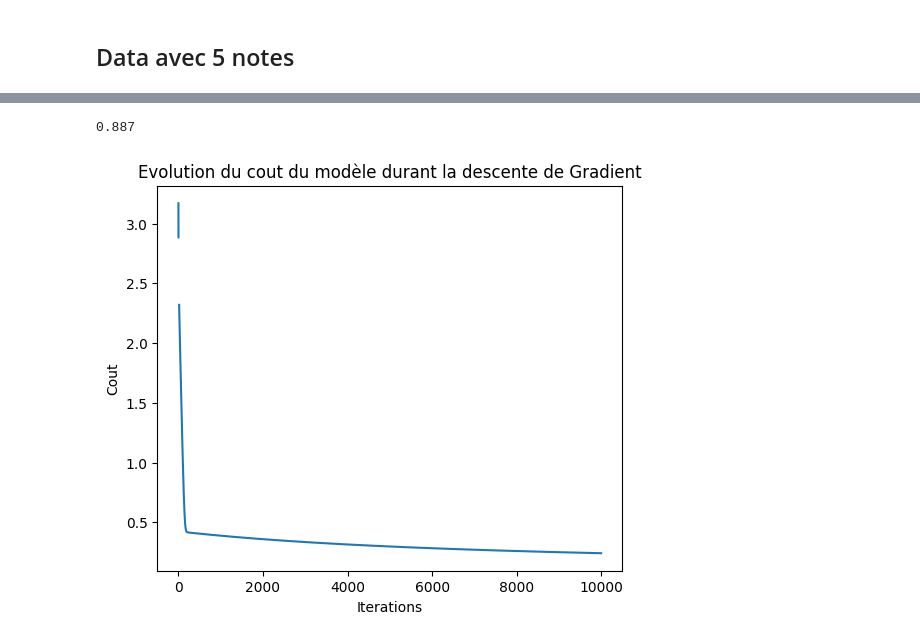
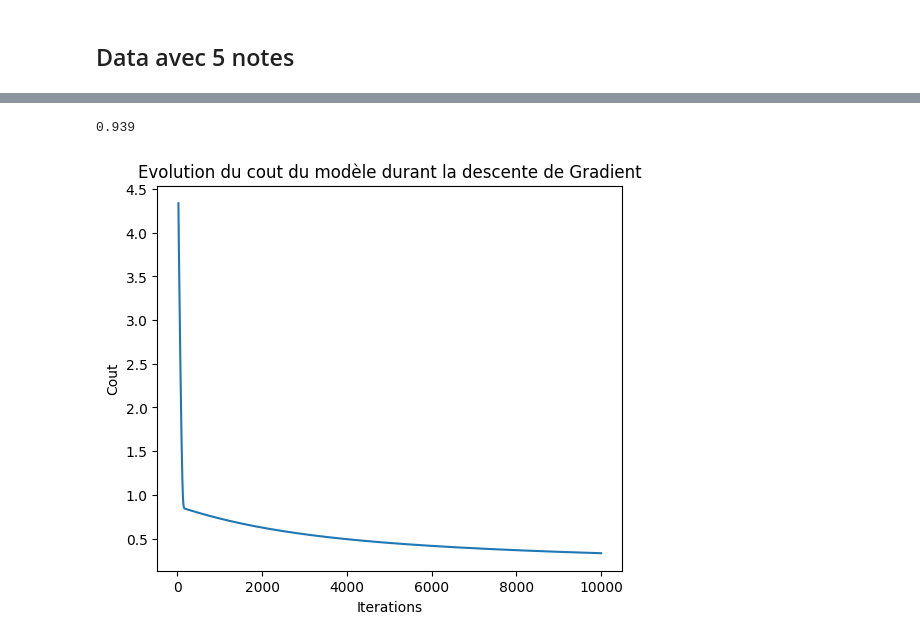
Before and after one commit to DurandAntonin/ProgrammationAvanceeFI3, a Jupyter notebook: src/TP/Exo-PredictionAdmissionsEleves.ipynb, the cells around one changed output, grey strips where cells are left out. Drawn from its saved outputs; the diff is of its cells as text; code cells hidden in the pictures.

```diff
--- a/src/TP/Exo-PredictionAdmissionsEleves.ipynb
+++ b/src/TP/Exo-PredictionAdmissionsEleves.ipynb
@@ -14,24 +15,23 @@ from sklearn.manifold import TSNE
 # %% [markdown]
 ## Data
 # %%
-#on génère un dataset, avec n features (i.e 2 matières), et m échantillons
+#on génère un dataset, avec 2 features (1 note dans chacune des 2 matières mathématiques et français), et 1000 échantillons
 n_features = 2
 n_echantillons = 1000
 seed = 42
+coeffMatieres = np.array([1,2])
 
+rng = np.random.default_rng(seed)
 X = np.ones(shape=(n_echantillons, n_features))
 y = np.ones(shape=(n_echantillons,))
 print(X.shape)
 print(y.shape)
 
-rng = np.random.default_rng(seed)
 
 for i in range(n_echantillons):
-    for j in range(n_features):
-        noteEleve = round(rng.uniform(0,20),1)
-        X[i][j] = noteEleve
+    X[i,:] = np.round(rng.uniform(0,20, n_features),1)
 
-    testEleveAdmi = np.average(X[i,:])
+    testEleveAdmi = X[i,:].dot(coeffMatieres) / np.sum(coeffMatieres)
     #print(X[i,:], testEleveAdmi)
     y[i] = testEleveAdmi >= 10
 
@@ -76,7 +108,7 @@ plt.show()
 # %% [markdown]
 ## Classe réseau de neurones
 # %%
-class ReseauxNeurones():
+class ReseauNeuronesArtificiel():
     def _init__(self, W, b):
         self.W = W
         self.b = b
@@ -110,10 +142,9 @@ class ReseauxNeurones():
         self.W=self.W-self.learning_rate*dW
         self.b=self.b-self.learning_rate*db
 
-    def fit(self, X,y, learning_rate=0.01, n_iter=10000):
+    def fit(self, X,y, learning_rate=0.1, n_iter=10000):
         #initialisation
         self.__initialisation(X, y, learning_rate)
-
 
         for i in range(n_iter):
             A=self.__model(X,)
@@ -187,21 +228,21 @@ print(rn.predict(nouvelEleve))
 # %%
 #on crée maintenant un dataset avec des élèves possédant 5 notes dans 5 matières différentes
 n_features = 5
+coeffMatieres = np.array([3, 2, 2, 3, 1])
+
+rng = np.random.default_rng(seed)
 X1 = np.ones(shape=(n_echantillons, n_features))
 y1 = np.ones(shape=(n_echantillons,))
 print(X1.shape)
 print(y1.shape)
 
-rng = np.random.default_rng(seed)
 
 for i in range(n_echantillons):
-    for j in range(n_features):
-        noteEleve = round(rng.uniform(0,20),1)
-        X1[i][j] = noteEleve
+    X1[i,:] = np.round(rng.uniform(0,20, n_features),1)
 
-    testEleveAdmi = np.average(X1[i,:])
+    testEleveAdmi = X1[i,:].dot(coeffMatieres) / np.sum(coeffMatieres)
     #print(X[i,:], testEleveAdmi)
-    y1[i] = testEleveAdmi >= 8
+    y1[i] = testEleveAdmi >= 10
 
 print(X1)
 print(y1)
@@ -226,28 +284,28 @@ print(y1)
 # %%
 #on reshape la mtatrice y
 y1 = y1.reshape(y1.shape[0], 1)
 #print(y.shape)
 
 #on crée un objet réseaux neurones, et on passe le dataset précédent pour l'entrainer et pour obtenir les bon paramètres w et b
-rn1 = ReseauxNeurones()
-y_pred1 = rn1.fit(X1, y1, n_iter=10000)
+rn1 = ReseauNeuronesArtificiel()
+y_pred1 = rn1.fit(X1, y1, learning_rate=0.01, n_iter=10000)
 
 #on affiche les performances de notre modèle
 print(accuracy_score(y1, y_pred1))
 
 #on représente graphiquement l'évolution du cout du modele
 plt.figure(figsize=(6,5))
 
 plt.plot(rn1.cout)
 
 plt.title("Evolution du cout du modèle durant la descente de Gradient")
 plt.xlabel("Iterations")
 plt.ylabel("Cout")
 
 plt.show()
 # %% [output]
-0.887
+0.939
-[figure, old version]
+[figure, new version]
 # %%
 #on ne peut pas afficher le dataset graphiquement car il est en 5 dimensions, on utilise donc l'algo TSNE qui effectue une réduction de dimension pour visualiser le dataset
 tsne_rn = TSNE(n_components=2,
```
Also changed, not shown: parts of 13 cells of this notebook, 2 other files.
